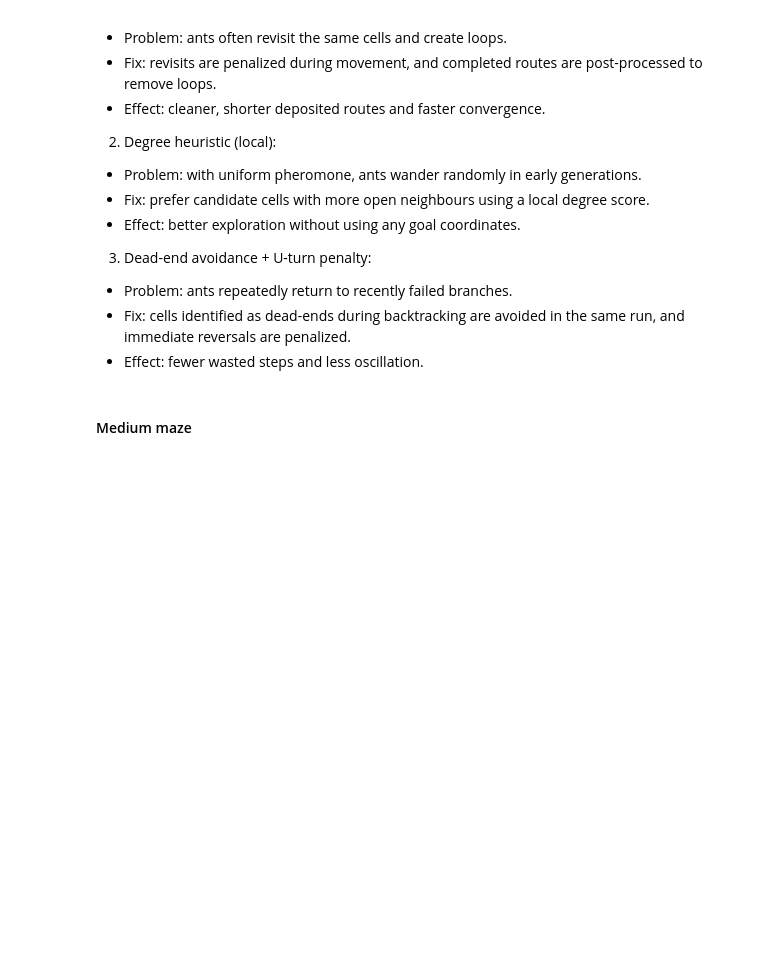
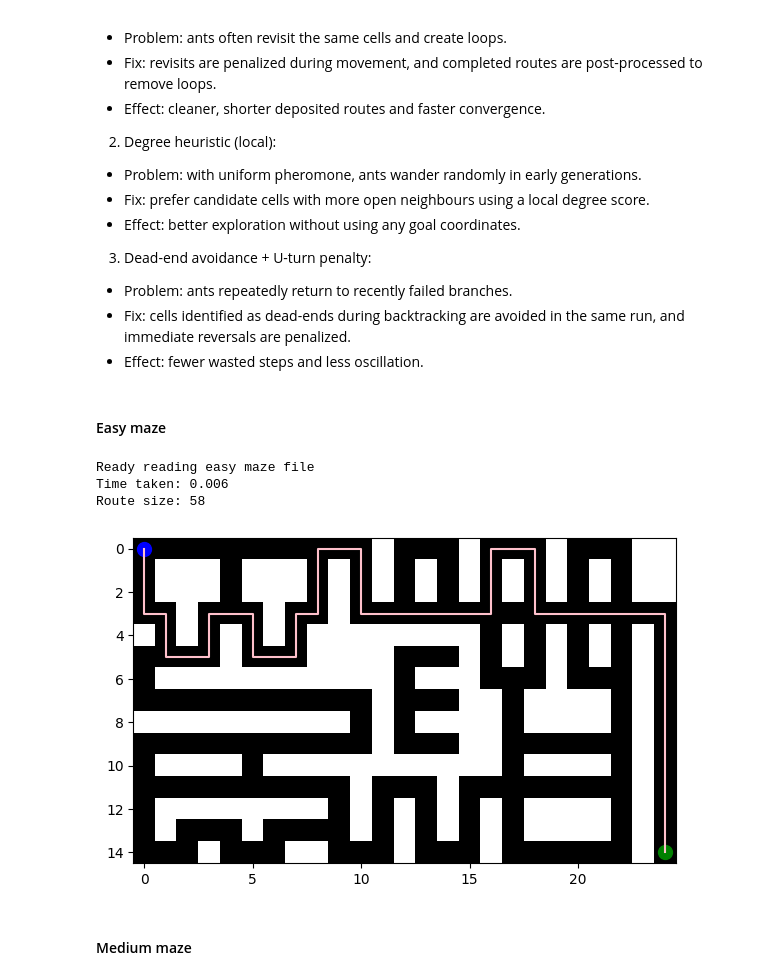
Before and after one commit to alexxhuguett/CI_Assignment2_60, a Jupyter notebook: src/Main.ipynb, the cells around one changed output. Cells and saved outputs as stored; diff of their text form; code cells hidden in the pictures; blank space fills up the shorter version.

```diff
--- a/src/Main.ipynb
+++ b/src/Main.ipynb
@@ -900,6 +901,37 @@ Improvements:
 - Problem: ants repeatedly return to recently failed branches.
 - Fix: cells identified as dead-ends during backtracking are avoided in the same run, and immediate reversals are penalized.
 - Effect: fewer wasted steps and less oscillation.
+# %% [markdown]
+#### Easy maze
+# %%
+maze = Maze.create_maze("./../data/easy_maze.txt", tau_0, tau_min)
+spec = PathSpecification.read_coordinates("./../data/easy_coordinates.txt")
+
+aco = AntColonyOptimization(
+    maze,
+    ants_per_gen=1,
+    generations=1,
+    q=80,
+    evaporation=0.1,
+    max_steps=5000,
+    no_improve_limit=50,
+    intelligent=True)
+
+start_time = int(round(time.time() * 1000))
+shortest_route = aco.find_shortest_route(spec)
+
+print("Time taken: " + str((int(round(time.time() * 1000)) - start_time) / 1000.0))
+if shortest_route is None:
+    print("No route found within step limit.")
+    Visualizer.visualize_individual_path(maze, shortest_route, spec)
+else:
+    print("Route size: " + str(shortest_route.size()))
+    Visualizer.visualize_individual_path(maze, shortest_route, spec)
+# %% [output]
+Ready reading easy maze file
+Time taken: 0.006
+Route size: 58
+[figure, added]
 # %% [markdown]
 #### Medium maze
 # %%
```
Also changed, not shown: parts of 65 cells of this notebook.
